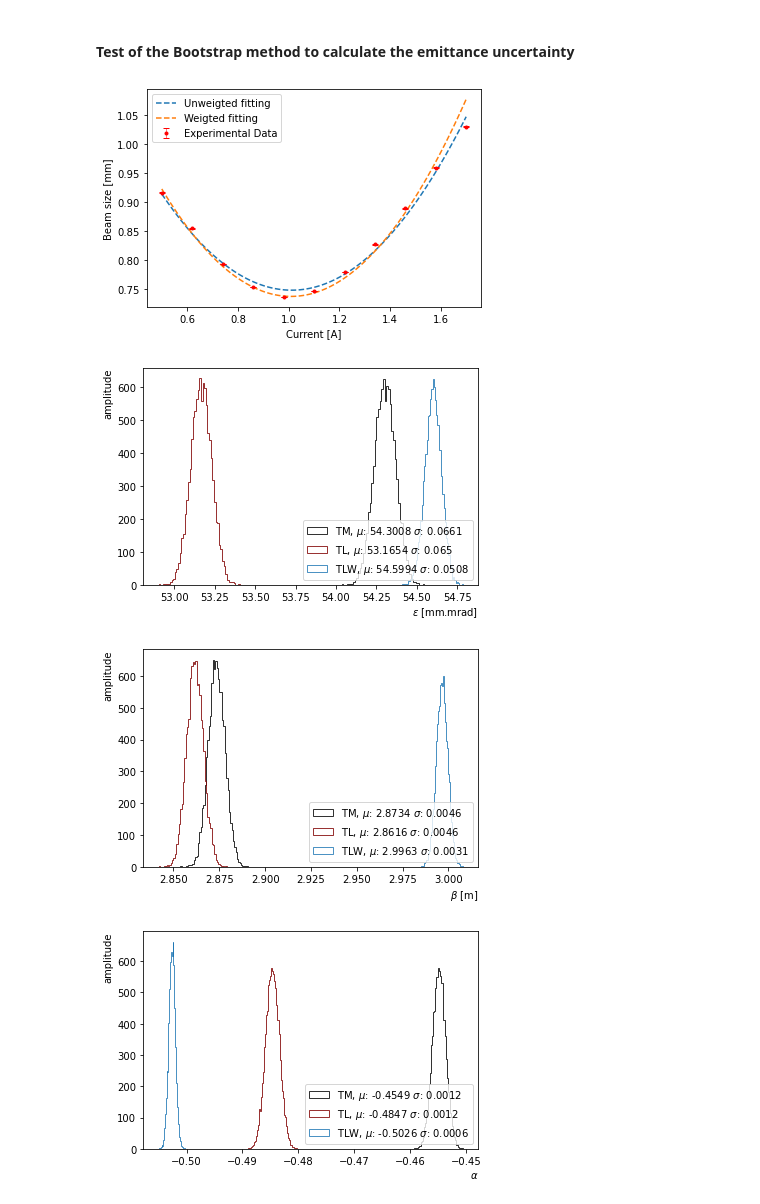
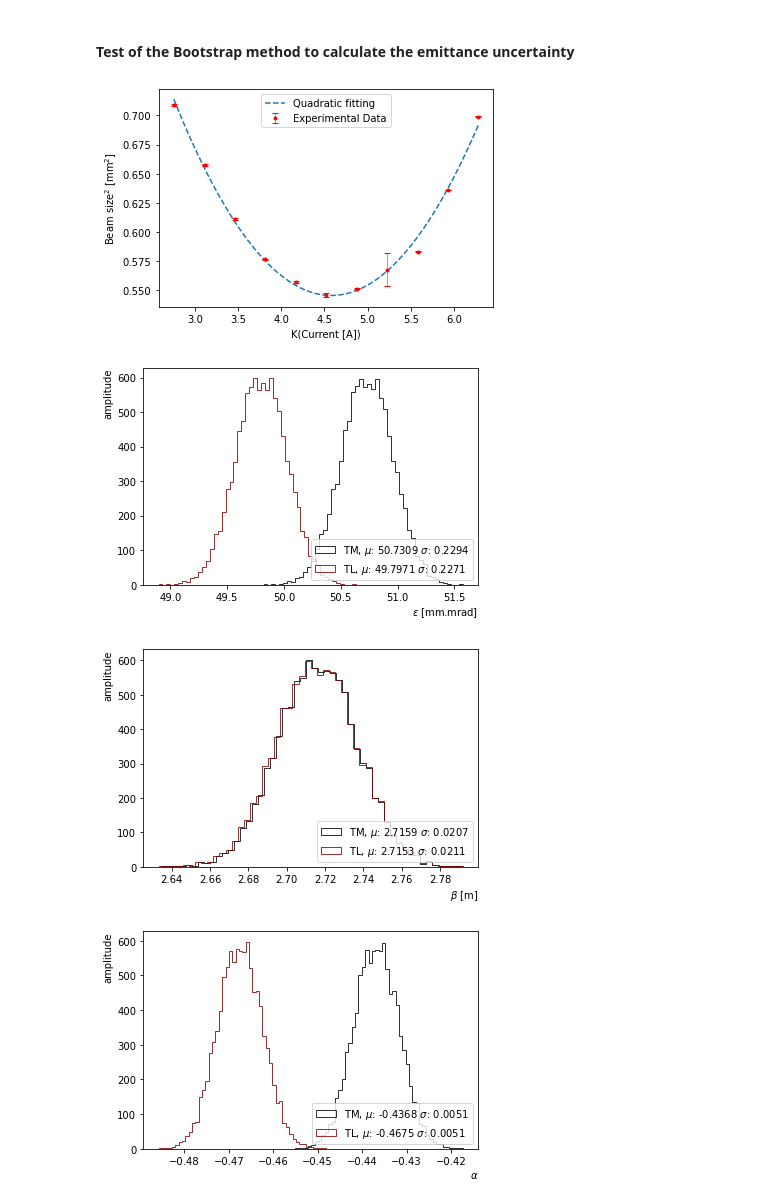
Before and after one commit to ccochato/cnm_final_project, a Jupyter notebook: FINAL_PROJECT_BOOTSTRAPPING_Emittance_uncertainty.ipynb, the cells around one changed output. Drawn from its saved outputs; the diff is of its cells as text; code cells hidden in the pictures.

Commit message:
Comparation of the both methods differences in function of the number of random numbers and the creation of a fitting funcion

```diff
--- a/FINAL_PROJECT_BOOTSTRAPPING_Emittance_uncertainty.ipynb
+++ b/FINAL_PROJECT_BOOTSTRAPPING_Emittance_uncertainty.ipynb
@@ -11,7 +11,7 @@ from random import seed
 # %% [markdown]
 #### First, reading the raw data and displaying them in a dataframe.
 # %%
-I_meas, sigm = np.loadtxt('1_medida_emittance_planeX_E_147.8_MULTIBUNCH.txt', skiprows=2, unpack=True)
+I_meas, sigm = np.loadtxt('2_medida_emittance_planeX_E_147.8_MULTIBUNCH.txt', skiprows=2, unpack=True)
 current, err_current, sigma,err_sigma  = [],[],[],[]
 for i in range(0, len(I_meas), 4):
     current.append(np.mean(I_meas[i:i+4]))
@@ -74,14 +94,11 @@ def _trans_matrix_method(energy, I_meas, sigma, pl='x'):
 # %%
-def _thin_lens_method(energy, I_meas, sigma, pl='x', weighted = 'False', error=[]):
+def _thin_lens_method(energy, I_meas, sigma, pl='x'):
     '''Function to calculate the beam emittance using the thin lens approximation
       method with quadratic fitting parameters'''
     I_meas2 = I_meas if pl == 'x' else -I_meas
     K1 = _get_K1_from_I(energy,I_meas2)
 
-    if weighted == 'True':
-        a, b, c = np.polyfit(K1, sigma*sigma, 2, w=1/np.array(error)**2)
-    else:
-        a, b, c = np.polyfit(K1, sigma*sigma, 2)
+    a, b, c = np.polyfit(K1, sigma*sigma, 2)
     yd = np.sqrt(np.polyval([a, b, c], K1))
 
     d = DIST + QUAD_L/2
@@ -197,50 +210,48 @@ def plot_histo(data_tm, data_tl,data_tlw, xaxis= r'$\epsilon$ [mmm.rad]'):
     plt.ylabel('amplitude', y=1, ha='right',size= 10)
     plt.show()
 # %%
-def emit_montec(energy, sigma, error, I_meas, plane, plot = True):
+def emit_montec(energy, sigma, error, I_meas, plane, M, plot = True):
     '''Function to resample the raw data and calculate the beam emittance uncertainty'''
     sigma_montecarlo = []
-    M = 10000
+
     #seed(30)
     nemit_t,beta_t, alpha_t,gamma_t =np.zeros(M), np.zeros(M), np.zeros(M), np.zeros(M)
     nemit_tl, beta_tl, alpha_tl, gamma_tl = np.zeros(M), np.zeros(M), np.zeros(M), np.zeros(M)
-    nemit_tlw, beta_tlw, alpha_tlw, gamma_tlw = np.zeros(M), np.zeros(M), np.zeros(M), np.zeros(M)
     for m in range(M):
         sigma_mont_s = []
         for i in range(len(sigma)):
             sigma_mont_s.append(sigma[i] + error[i]*np.random.randn())
         sigma_mont_s = np.array(sigma_mont_s)
         nemit_t[m], beta_t[m],alpha_t[m],gamma_t[m] =  _trans_matrix_method(energy, I_meas, sigma_mont_s, pl=plane)
-        nemit_tlw[m], beta_tlw[m], alpha_tlw[m], gamma_tlw[m] =_thin_lens_method(energy, I_meas, sigma_mont_s, pl=plane, weighted = 'True',error=error )
         nemit_tl[m], beta_tl[m], alpha_tl[m], gamma_tl[m] =_thin_lens_method(energy, I_meas, sigma_mont_s, pl=plane)
 
     if plot==True:
-
-        a1, b1, c1 = np.polyfit(I_meas, np.array(sigma)*1000, 2)
-        a2, b2, c2 = np.polyfit(I_meas, np.array(sigma)*1000, 2, w=1/np.array(error)**2)
-        I = np.linspace(min(I_meas), max(I_meas), 100)
-        plt.plot(I , c1+b1*I+a1*I**2, '--', label = 'Unweigted fitting')
-        plt.plot(I , c2+b2*I+a2*I**2, '--', label = 'Weigted fitting')
-        plt.errorbar( I_meas,np.array(sigma)*1000, yerr= np.array(error)*1000, fmt = 'ro', markersize = 3,
+        sigma = np.array(sigma)*1000 # in mm
+        error = np.array(error)*1000 # in mm
+        K1 = _get_K1_from_I(energy,I_meas) # in mm
+        a1, b1, c1 = np.polyfit(K1,sigma*sigma , 2)
+        K = np.linspace(min(K1), max(K1), 100)
+        plt.plot(K , c1+b1*K+a1*K**2, '--', label = 'Quadratic fitting')
+        plt.errorbar( K1,sigma*sigma, yerr= 2*error, fmt = 'ro', markersize = 3,
                  ecolor = 'red', capsize = 3,  linewidth = 0.5,
                  color = 'darkblue', label = "Experimental Data")
-        plt.xlabel('Current [A]')
-        plt.ylabel('Beam size [mm]')
+        plt.xlabel('K(Current [A])')
+        plt.ylabel('Beam size$^2$ [mm$^2$]')
         plt.legend()
         plt.show()
 
-        plot_histo(nemit_t, nemit_tl, nemit_tlw, xaxis= r'$\epsilon$ [mm.mrad]')
-        plot_histo(beta_t, beta_tl, beta_tlw, xaxis= r'$\beta$ [m]')
-        plot_histo(alpha_t, alpha_tl,alpha_tlw, xaxis= r'$\alpha$')
-        plot_histo(gamma_t, gamma_tl, gamma_tlw, xaxis= r'$\gamma$ [1/m]')
+        plot_histo(nemit_t, nemit_tl,  xaxis= r'$\epsilon$ [mm.mrad]')
+        plot_histo(beta_t, beta_tl, xaxis= r'$\beta$ [m]')
+        plot_histo(alpha_t, alpha_tl, xaxis= r'$\alpha$')
+        plot_histo(gamma_t, gamma_tl,  xaxis= r'$\gamma$ [1/m]')
 
-    return nemit_t, nemit_tl, nemit_tlw
+    return nemit_t, nemit_tl
 # %% [markdown]
 #### Test of the Bootstrap method to calculate the emittance uncertainty
 # %%
-nemit_t, nemit_tl, nemit_tlw = emit_montec(energy, sigma,err_sigma, current, 'x', plot = True)
+nemit_t, nemit_tl = emit_montec(energy, sigma,err_sigma, current, 'x', 10000, plot = True)
 # %% [output]
-[figure, old version]
+[figure, new version]
-[figure, old version]
+[figure, new version]
-[figure, old version]
+[figure, new version]
-[figure, old version]
+[figure, new version]
```
Also changed, not shown: parts of 6 cells of this notebook.
